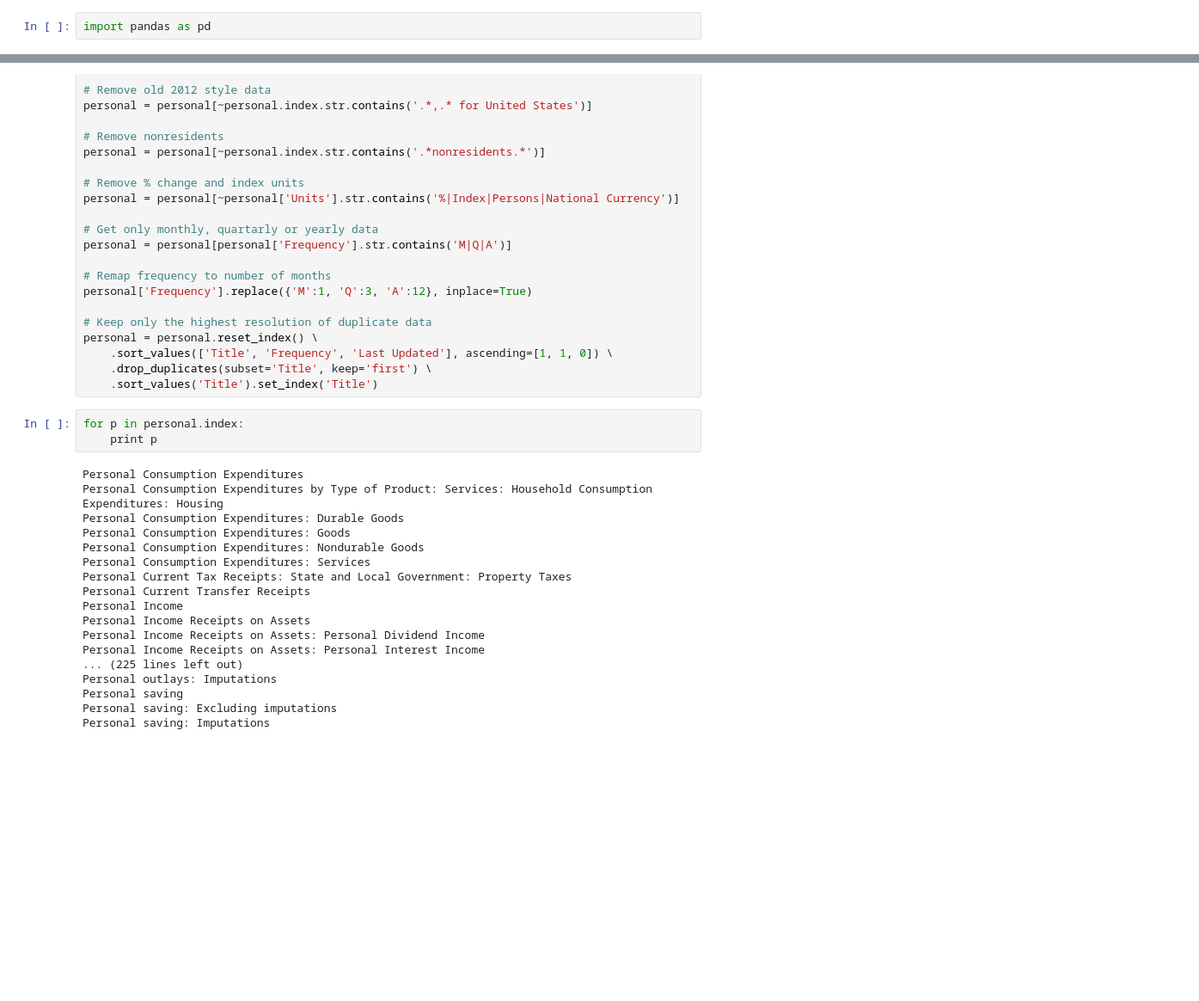
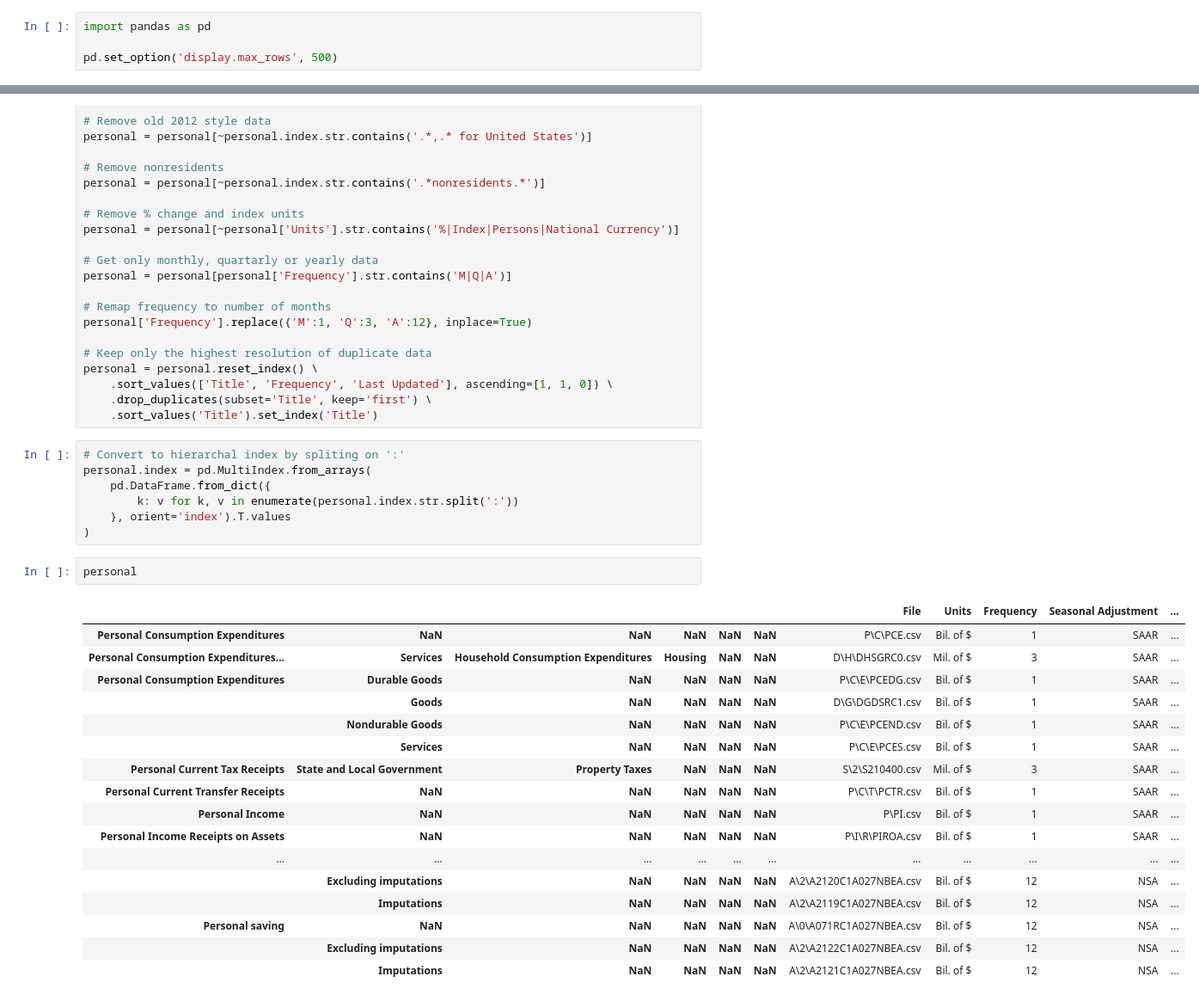
Before and after one commit to selfabrisham/aemshousing, a Jupyter notebook: notebooks/Get personal income and expense data from FRED data.ipynb, the cells around one changed output, grey strips where cells are left out. Shown at 86% size. Cells and saved outputs as stored; diff of their text form; blank space fills up the shorter version.

```diff
--- a/notebooks/Get personal income and expense data from FRED data.ipynb
+++ b/notebooks/Get personal income and expense data from FRED data.ipynb
@@ -1,5 +1,7 @@
 # %%
 import pandas as pd
+
+pd.set_option('display.max_rows', 500)
 # %%
 # Import FRED look up csv
 fred = pd.read_csv(
@@ -62,24 +64,30 @@ personal = personal.reset_index() \
     .sort_values(['Title', 'Frequency', 'Last Updated'], ascending=[1, 1, 0]) \
     .drop_duplicates(subset='Title', keep='first') \
     .sort_values('Title').set_index('Title')
-# %%
-for p in personal.index:
-    print p
-# %% [output]
-Personal Consumption Expenditures
-Personal Consumption Expenditures by Type of Product: Services: Household Consumption Expenditures: Housing
-Personal Consumption Expenditures: Durable Goods
-Personal Consumption Expenditures: Goods
-Personal Consumption Expenditures: Nondurable Goods
-Personal Consumption Expenditures: Services
-Personal Current Tax Receipts: State and Local Government: Property Taxes
-Personal Current Transfer Receipts
-Personal Income
-Personal Income Receipts on Assets
-Personal Income Receipts on Assets: Personal Dividend Income
-Personal Income Receipts on Assets: Personal Interest Income
-... (225 lines left out)
-Personal outlays: Imputations
-Personal saving
-Personal saving: Excluding imputations
-Personal saving: Imputations
+# %%
+# Convert to hierarchal index by spliting on ':'
+personal.index = pd.MultiIndex.from_arrays(
+    pd.DataFrame.from_dict({
+        k: v for k, v in enumerate(personal.index.str.split(':'))
+    }, orient='index').T.values
+)
+# %%
+personal
+# %% [output]
+|  |  |  |  |  |  | File | Units | Frequency | Seasonal Adjustment | ... |
+| Personal Consumption Expenditures | NaN | NaN | NaN | NaN | NaN | P\C\PCE.csv | Bil. of $ | 1 | SAAR | ... |
+| Personal Consumption Expenditures... | Services | Household Consumption Expenditures | Housing | NaN | NaN | D\H\DHSGRC0.csv | Mil. of $ | 3 | SAAR | ... |
+| Personal Consumption Expenditures | Durable Goods | NaN | NaN | NaN | NaN | P\C\E\PCEDG.csv | Bil. of $ | 1 | SAAR | ... |
+|  | Goods | NaN | NaN | NaN | NaN | D\G\DGDSRC1.csv | Bil. of $ | 1 | SAAR | ... |
+|  | Nondurable Goods | NaN | NaN | NaN | NaN | P\C\E\PCEND.csv | Bil. of $ | 1 | SAAR | ... |
+|  | Services | NaN | NaN | NaN | NaN | P\C\E\PCES.csv | Bil. of $ | 1 | SAAR | ... |
+| Personal Current Tax Receipts | State and Local Government | Property Taxes | NaN | NaN | NaN | S\2\S210400.csv | Mil. of $ | 3 | SAAR | ... |
+| Personal Current Transfer Receipts | NaN | NaN | NaN | NaN | NaN | P\C\T\PCTR.csv | Bil. of $ | 1 | SAAR | ... |
+| Personal Income | NaN | NaN | NaN | NaN | NaN | P\PI.csv | Bil. of $ | 1 | SAAR | ... |
+| Personal Income Receipts on Assets | NaN | NaN | NaN | NaN | NaN | P\I\R\PIROA.csv | Bil. of $ | 1 | SAAR | ... |
+| ... | ... | ... | ... | ... | ... | ... | ... | ... | ... | ... |
+|  | Excluding imputations | NaN | NaN | NaN | NaN | A\2\A2120C1A027NBEA.csv | Bil. of $ | 12 | NSA | ... |
+|  | Imputations | NaN | NaN | NaN | NaN | A\2\A2119C1A027NBEA.csv | Bil. of $ | 12 | NSA | ... |
+| Personal saving | NaN | NaN | NaN | NaN | NaN | A\0\A071RC1A027NBEA.csv | Bil. of $ | 12 | NSA | ... |
+|  | Excluding imputations | NaN | NaN | NaN | NaN | A\2\A2122C1A027NBEA.csv | Bil. of $ | 12 | NSA | ... |
+|  | Imputations | NaN | NaN | NaN | NaN | A\2\A2121C1A027NBEA.csv | Bil. of $ | 12 | NSA | ... |
```
